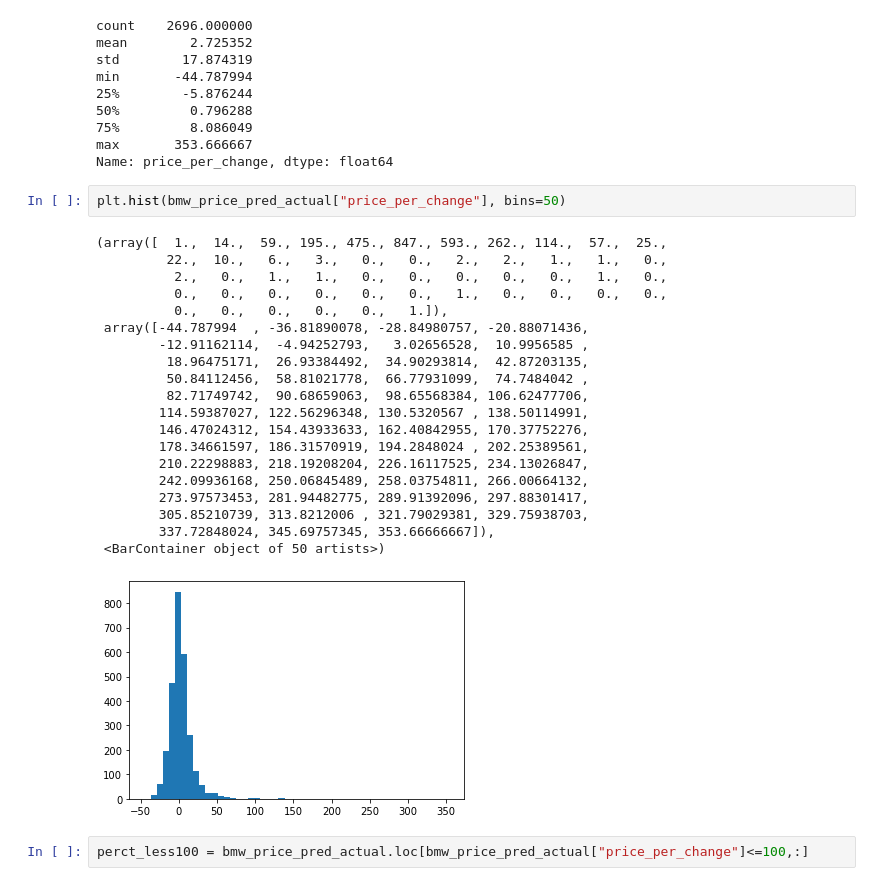
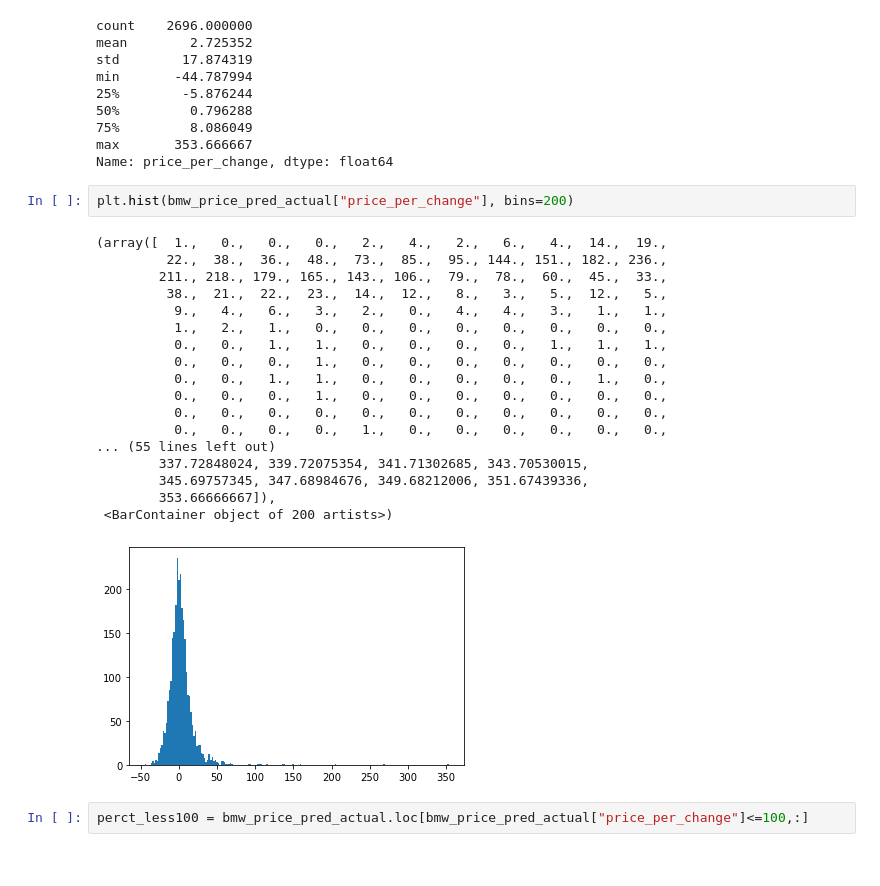
Before and after one commit to royceto/careerhub-data, a Jupyter notebook: bmw-ml.ipynb, the cells around one changed output. Saved outputs shown, nothing was run; the diff lists cells and outputs as text.

```diff
--- a/bmw-ml.ipynb
+++ b/bmw-ml.ipynb
@@ -327,28 +327,26 @@ min       -44.787994
 max       353.666667
 Name: price_per_change, dtype: float64
 # %%
-plt.hist(bmw_price_pred_actual["price_per_change"], bins=50)
+plt.hist(bmw_price_pred_actual["price_per_change"], bins=200)
 # %% [output]
-(array([  1.,  14.,  59., 195., 475., 847., 593., 262., 114.,  57.,  25.,
-         22.,  10.,   6.,   3.,   0.,   0.,   2.,   2.,   1.,   1.,   0.,
-          2.,   0.,   1.,   1.,   0.,   0.,   0.,   0.,   0.,   1.,   0.,
-          0.,   0.,   0.,   0.,   0.,   0.,   1.,   0.,   0.,   0.,   0.,
-          0.,   0.,   0.,   0.,   0.,   1.]),
- array([-44.787994  , -36.81890078, -28.84980757, -20.88071436,
-        -12.91162114,  -4.94252793,   3.02656528,  10.9956585 ,
-         18.96475171,  26.93384492,  34.90293814,  42.87203135,
-         50.84112456,  58.81021778,  66.77931099,  74.7484042 ,
-         82.71749742,  90.68659063,  98.65568384, 106.62477706,
-        114.59387027, 122.56296348, 130.5320567 , 138.50114991,
-        146.47024312, 154.43933633, 162.40842955, 170.37752276,
-        178.34661597, 186.31570919, 194.2848024 , 202.25389561,
-        210.22298883, 218.19208204, 226.16117525, 234.13026847,
-        242.09936168, 250.06845489, 258.03754811, 266.00664132,
-        273.97573453, 281.94482775, 289.91392096, 297.88301417,
-        305.85210739, 313.8212006 , 321.79029381, 329.75938703,
-        337.72848024, 345.69757345, 353.66666667]),
- <BarContainer object of 50 artists>)
+(array([  1.,   0.,   0.,   0.,   2.,   4.,   2.,   6.,   4.,  14.,  19.,
+         22.,  38.,  36.,  48.,  73.,  85.,  95., 144., 151., 182., 236.,
+        211., 218., 179., 165., 143., 106.,  79.,  78.,  60.,  45.,  33.,
+         38.,  21.,  22.,  23.,  14.,  12.,   8.,   3.,   5.,  12.,   5.,
+          9.,   4.,   6.,   3.,   2.,   0.,   4.,   4.,   3.,   1.,   1.,
+          1.,   2.,   1.,   0.,   0.,   0.,   0.,   0.,   0.,   0.,   0.,
+          0.,   0.,   1.,   1.,   0.,   0.,   0.,   0.,   1.,   1.,   1.,
+          0.,   0.,   0.,   1.,   0.,   0.,   0.,   0.,   0.,   0.,   0.,
+          0.,   0.,   1.,   1.,   0.,   0.,   0.,   0.,   0.,   1.,   0.,
+          0.,   0.,   0.,   1.,   0.,   0.,   0.,   0.,   0.,   0.,   0.,
+          0.,   0.,   0.,   0.,   0.,   0.,   0.,   0.,   0.,   0.,   0.,
+          0.,   0.,   0.,   0.,   1.,   0.,   0.,   0.,   0.,   0.,   0.,
+... (55 lines left out)
+        337.72848024, 339.72075354, 341.71302685, 343.70530015,
+        345.69757345, 347.68984676, 349.68212006, 351.67439336,
+        353.66666667]),
+ <BarContainer object of 200 artists>)
-[figure, old version]
+[figure, new version]
 # %%
 perct_less100 = bmw_price_pred_actual.loc[bmw_price_pred_actual["price_per_change"]<=100,:]
 # %%
```
Also changed, not shown: parts of 4 cells of this notebook, 2 other files.
